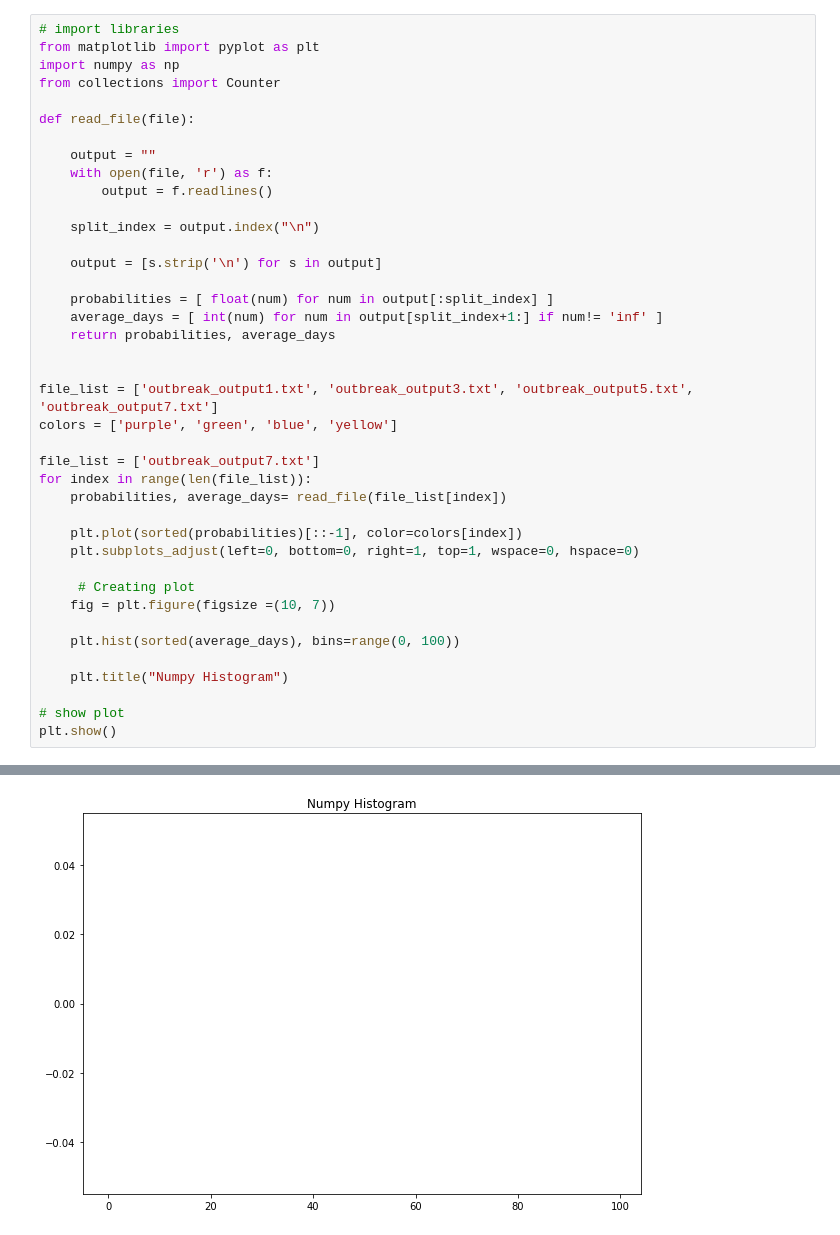
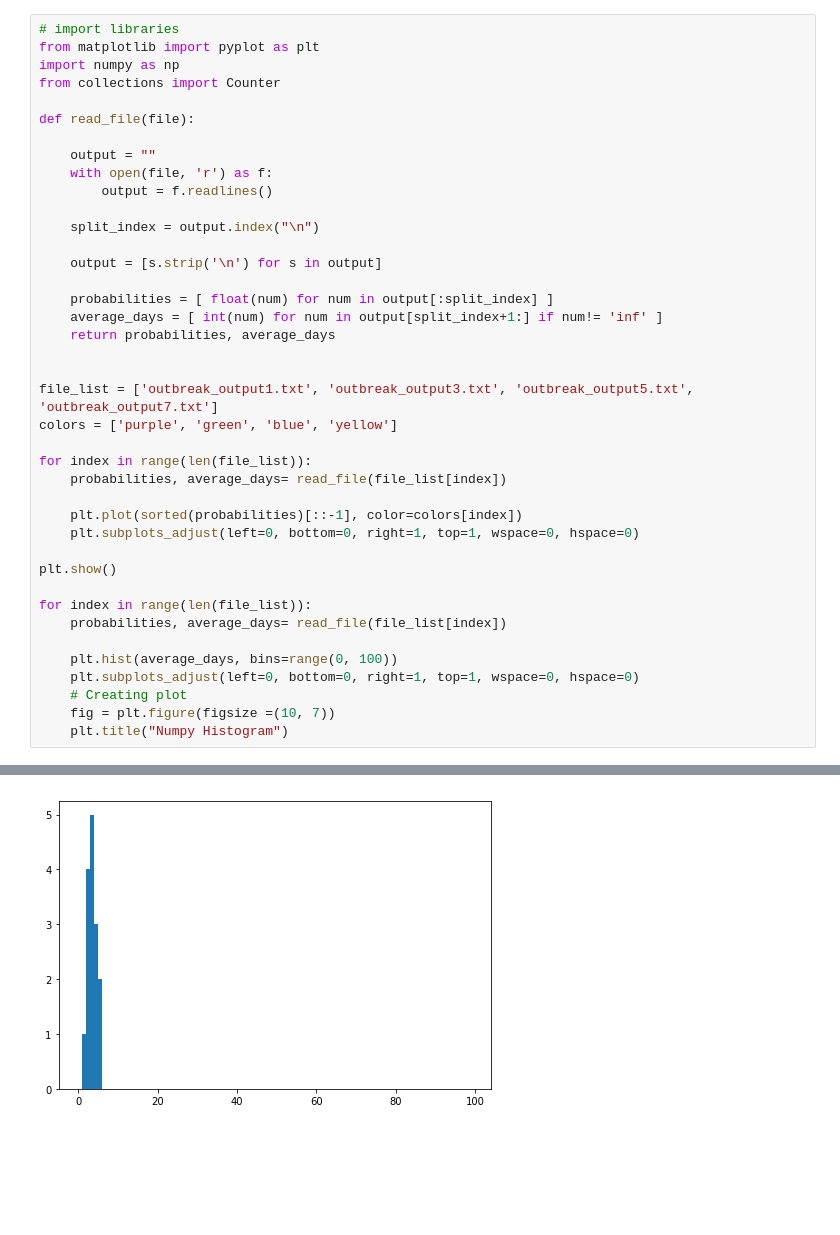
Before and after one commit to tintheturtle/viral-simulation, a Jupyter notebook: visualization.ipynb, the cells around one changed output, grey strips where cells are left out. Saved outputs shown, nothing was run; the diff lists cells and outputs as text; blank space fills up the shorter version.

```diff
--- a/visualization.ipynb
+++ b/visualization.ipynb
@@ -22,20 +22,20 @@ def read_file(file):
 file_list = ['outbreak_output1.txt', 'outbreak_output3.txt', 'outbreak_output5.txt', 'outbreak_output7.txt']
 colors = ['purple', 'green', 'blue', 'yellow']
 
-file_list = ['outbreak_output7.txt']
 for index in range(len(file_list)):
     probabilities, average_days= read_file(file_list[index])
 
     plt.plot(sorted(probabilities)[::-1], color=colors[index])
     plt.subplots_adjust(left=0, bottom=0, right=1, top=1, wspace=0, hspace=0)
 
-     # Creating plot
+plt.show()
+
+for index in range(len(file_list)):
+    probabilities, average_days= read_file(file_list[index])
+
+    plt.hist(average_days, bins=range(0, 100))
+    plt.subplots_adjust(left=0, bottom=0, right=1, top=1, wspace=0, hspace=0)
+    # Creating plot
     fig = plt.figure(figsize =(10, 7))
-
-    plt.hist(sorted(average_days), bins=range(0, 100))
-
     plt.title("Numpy Histogram")
-
-# show plot
-plt.show()
 # %% [output]
@@ -43 +43 @@ plt.show()
-[figure, old version]
+[figure, new version]
```
Also changed, not shown: parts of 1 cell of this notebook, 3 other files.
